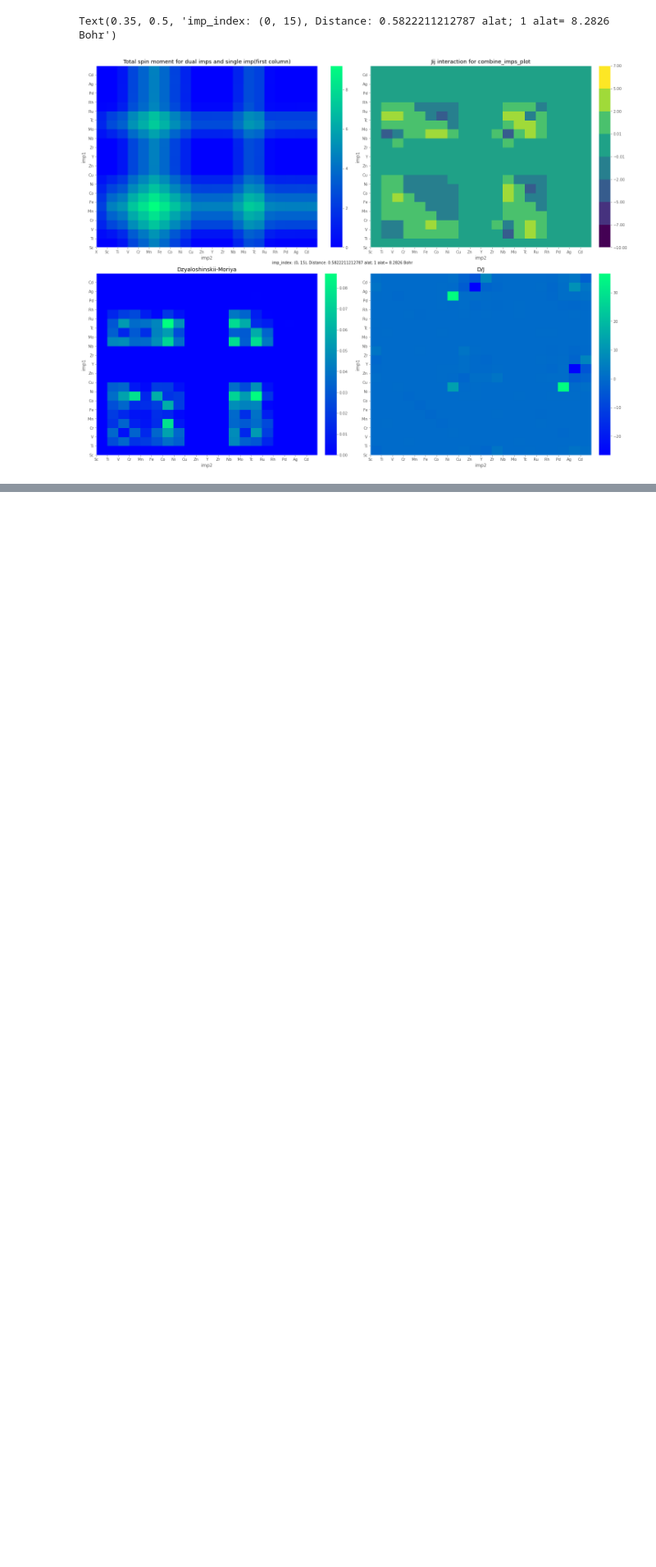
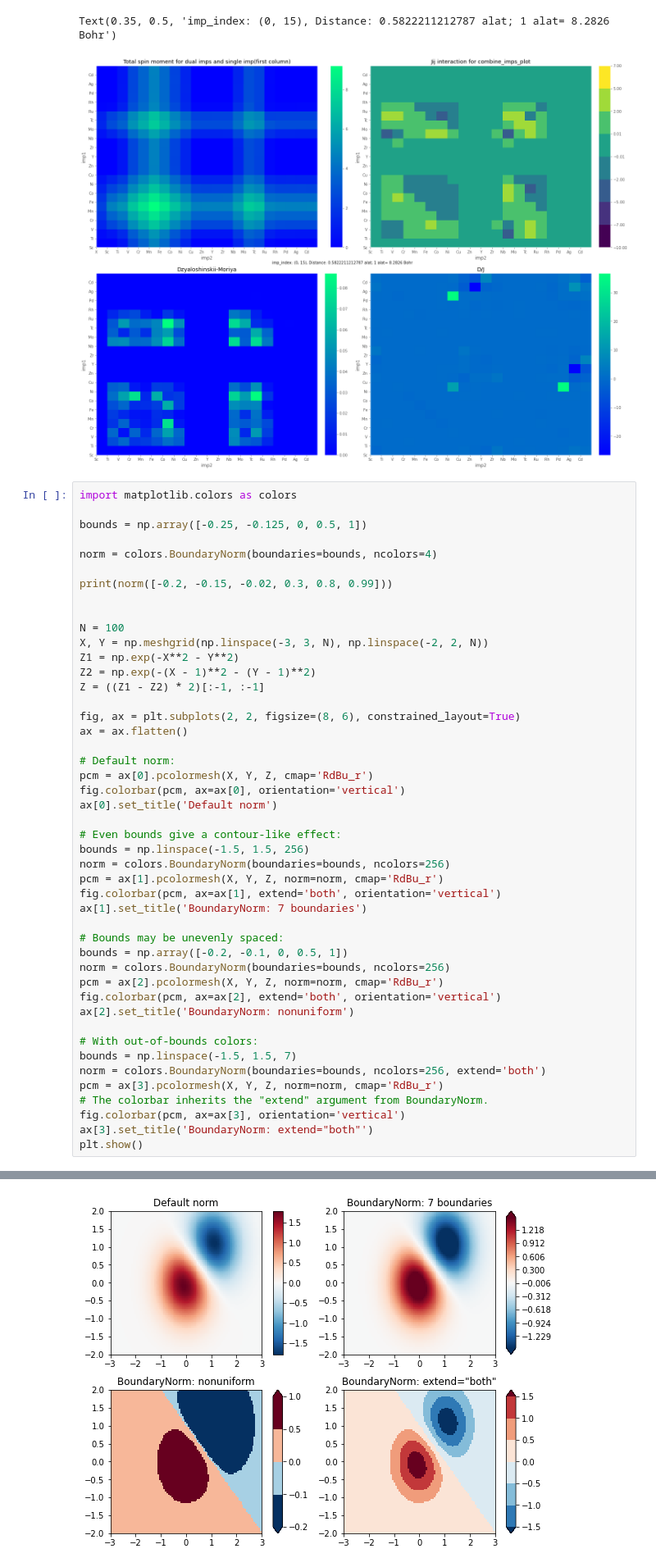
Before and after one commit to RubelMozumder/aiida_daily_work, a Jupyter notebook: Daily_Work_bin/plot_combine_imps.ipynb, the cells around one changed output, grey strips where cells are left out. Shown at 82% size. Cells and saved outputs as stored; diff of their text form; blank space fills up the shorter version.

```diff
--- a/Daily_Work_bin/plot_combine_imps.ipynb
+++ b/Daily_Work_bin/plot_combine_imps.ipynb
@@ -718,3 +698,50 @@ len of plot_imp_row_list 20
 len of plot_imp_col_list 20
 Text(0.35, 0.5, 'imp_index: (0, 15), Distance: 0.5822211212787 alat; 1 alat= 8.2826 Bohr')
 [figure]
+# %%
+import matplotlib.colors as colors
+
+bounds = np.array([-0.25, -0.125, 0, 0.5, 1])
+
+norm = colors.BoundaryNorm(boundaries=bounds, ncolors=4)
+
+print(norm([-0.2, -0.15, -0.02, 0.3, 0.8, 0.99]))
+
+
+N = 100
+X, Y = np.meshgrid(np.linspace(-3, 3, N), np.linspace(-2, 2, N))
+Z1 = np.exp(-X**2 - Y**2)
+Z2 = np.exp(-(X - 1)**2 - (Y - 1)**2)
+Z = ((Z1 - Z2) * 2)[:-1, :-1]
+
+fig, ax = plt.subplots(2, 2, figsize=(8, 6), constrained_layout=True)
+ax = ax.flatten()
+
+# Default norm:
+pcm = ax[0].pcolormesh(X, Y, Z, cmap='RdBu_r')
+fig.colorbar(pcm, ax=ax[0], orientation='vertical')
+ax[0].set_title('Default norm')
+
+# Even bounds give a contour-like effect:
+bounds = np.linspace(-1.5, 1.5, 256)
+norm = colors.BoundaryNorm(boundaries=bounds, ncolors=256)
+pcm = ax[1].pcolormesh(X, Y, Z, norm=norm, cmap='RdBu_r')
+fig.colorbar(pcm, ax=ax[1], extend='both', orientation='vertical')
+ax[1].set_title('BoundaryNorm: 7 boundaries')
+
+# Bounds may be unevenly spaced:
+bounds = np.array([-0.2, -0.1, 0, 0.5, 1])
+norm = colors.BoundaryNorm(boundaries=bounds, ncolors=256)
+pcm = ax[2].pcolormesh(X, Y, Z, norm=norm, cmap='RdBu_r')
+fig.colorbar(pcm, ax=ax[2], extend='both', orientation='vertical')
+ax[2].set_title('BoundaryNorm: nonuniform')
+
+# With out-of-bounds colors:
+bounds = np.linspace(-1.5, 1.5, 7)
+norm = colors.BoundaryNorm(boundaries=bounds, ncolors=256, extend='both')
+pcm = ax[3].pcolormesh(X, Y, Z, norm=norm, cmap='RdBu_r')
+# The colorbar inherits the "extend" argument from BoundaryNorm.
+fig.colorbar(pcm, ax=ax[3], orientation='vertical')
+ax[3].set_title('BoundaryNorm: extend="both"')
+plt.show()
+# %% [output]
@@ -720,0 +749 @@ Text(0.35, 0.5, 'imp_index: (0, 15), Distance: 0.5822211212787 alat; 1 alat= 8.2
+[figure, added]
```
Also changed, not shown: parts of 7 cells of this notebook, 9 other files.
